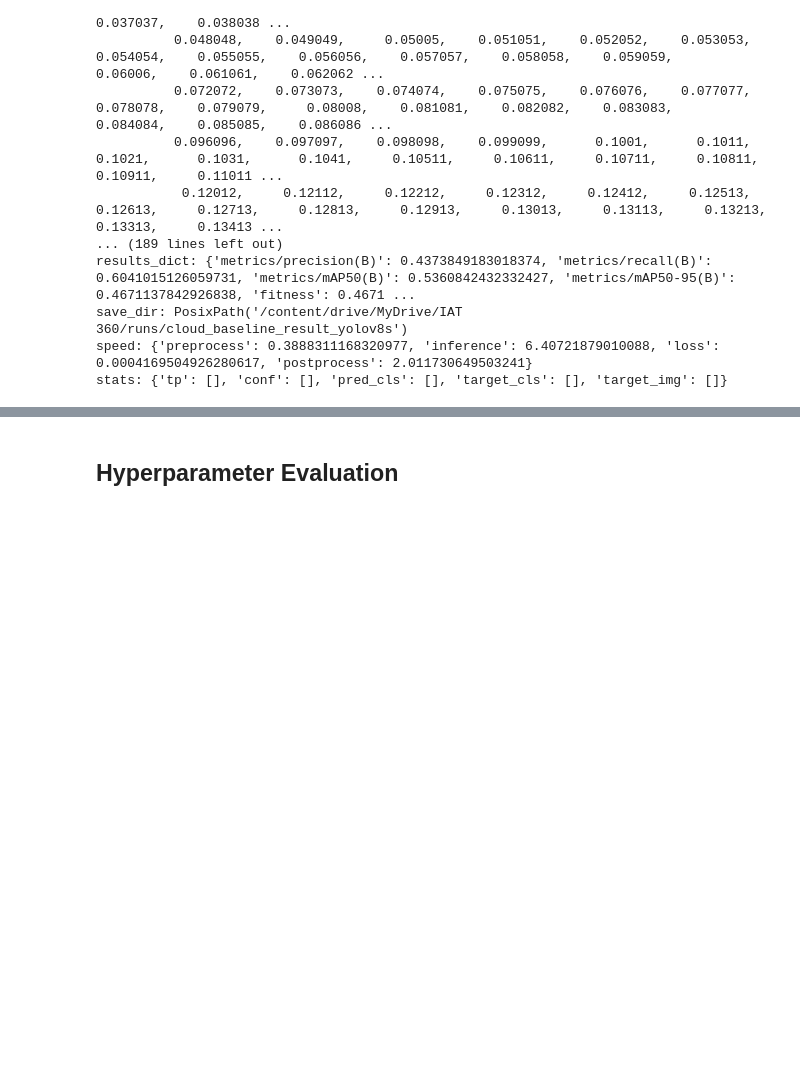
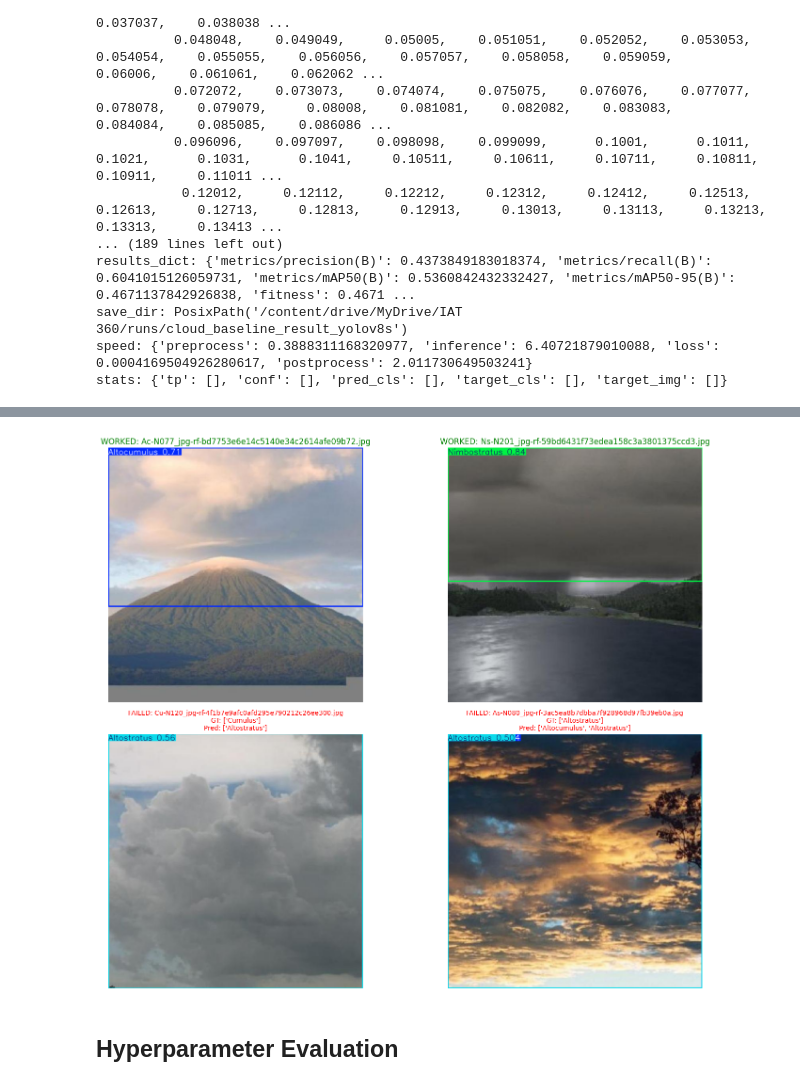
Before and after one commit to yeugeneu/IAT360-CV-13-Cloud-Type-Classifier, a Jupyter notebook: Cloud_type_detection.ipynb, the cells around one changed output, grey strips where cells are left out. Saved outputs shown, nothing was run; the diff lists cells and outputs as text; code cells hidden in the pictures; blank space fills up the shorter version.

```diff
--- a/Cloud_type_detection.ipynb
+++ b/Cloud_type_detection.ipynb
@@ -576,3 +637,78 @@ stats: {'tp': [], 'conf': [], 'pred_cls': [], 'target_cls': [], 'target_img': []
+# %%
+%matplotlib inline
+from ultralytics import YOLO
+import matplotlib.pyplot as plt
+from PIL import Image
+import os
+import glob
+import random
+
+# 1. Load the champion model
+model_path = "/content/drive/MyDrive/IAT 360/runs/fine_tune_box_12.0/weights/best.pt"
+model = YOLO(model_path)
+
+# 2. Get validation images and labels
+val_images_dir = "All_data/images/val"
+val_labels_dir = "All_data/labels/val"
+val_img_files = sorted(glob.glob(os.path.join(val_images_dir, "*.jpg")))
+
+worked_examples = []
+failed_examples = []
+
+# Run prediction on a subset of validation images to find examples
+random.seed(42)
+sampled_images = random.sample(val_img_files, min(len(val_img_files), 50))
+
+for img_path in sampled_images:
+    base_name = os.path.splitext(os.path.basename(img_path))[0]
+    label_path = os.path.join(val_labels_dir, f"{base_name}.txt")
+
+    if not os.path.exists(label_path):
+        continue
+
+    # Read ground truth labels
+    gt_classes = set()
+    with open(label_path, 'r') as f:
+        for line in f:
+            parts = line.strip().split()
+            if parts:
+                gt_classes.add(int(parts[0]))
+
+    # Run prediction
+    results = model(img_path, verbose=False)
+    pred_classes = set(results[0].boxes.cls.cpu().numpy().astype(int)) if len(results[0].boxes) > 0 else set()
+
+    # Compare sets
+    if gt_classes == pred_classes and len(gt_classes) > 0:
+        worked_examples.append((img_path, results[0].plot()))
+    elif gt_classes != pred_classes:
+        failed_examples.append((img_path, results[0].plot(), gt_classes, pred_classes))
+
+# 3. Visualize the results
+fig, axes = plt.subplots(2, 2, figsize=(16, 12))
+
+# Plot worked examples
+for i in range(2):
+    if i < len(worked_examples):
+        img_path, plotted_img = worked_examples[i]
+        axes[0, i].imshow(plotted_img[:, :, ::-1])  # Convert BGR to RGB
+        axes[0, i].set_title(f"WORKED: {os.path.basename(img_path)}", color='green', fontsize=12)
+    axes[0, i].axis('off')
+
+# Plot failed examples
+for i in range(2):
+    if i < len(failed_examples):
+        img_path, plotted_img, gt, pred = failed_examples[i]
+        gt_names = [model.names[g] for g in gt]
+        pred_names = [model.names[p] for p in pred]
+        axes[1, i].imshow(plotted_img[:, :, ::-1])  # Convert BGR to RGB
+        axes[1, i].set_title(f"FAILED: {os.path.basename(img_path)}\nGT: {gt_names}\nPred: {pred_names}", color='red', fontsize=10)
+    axes[1, i].axis('off')
+
+plt.tight_layout()
+plt.show()
+# %% [output]
+[figure, added]
 # %% [markdown]
 ## Hyperparameter Evaluation
 # %% [markdown]
```
Also changed, not shown: parts of 13 cells of this notebook.
